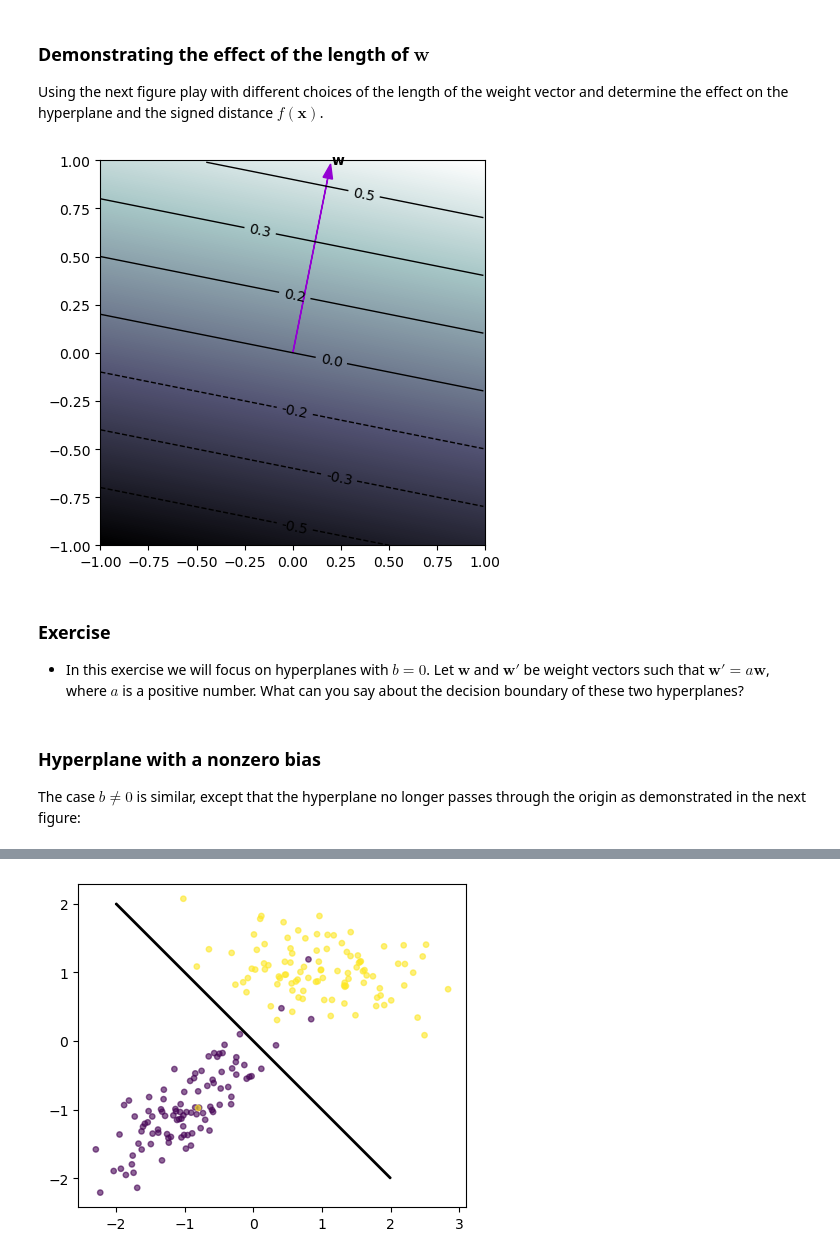
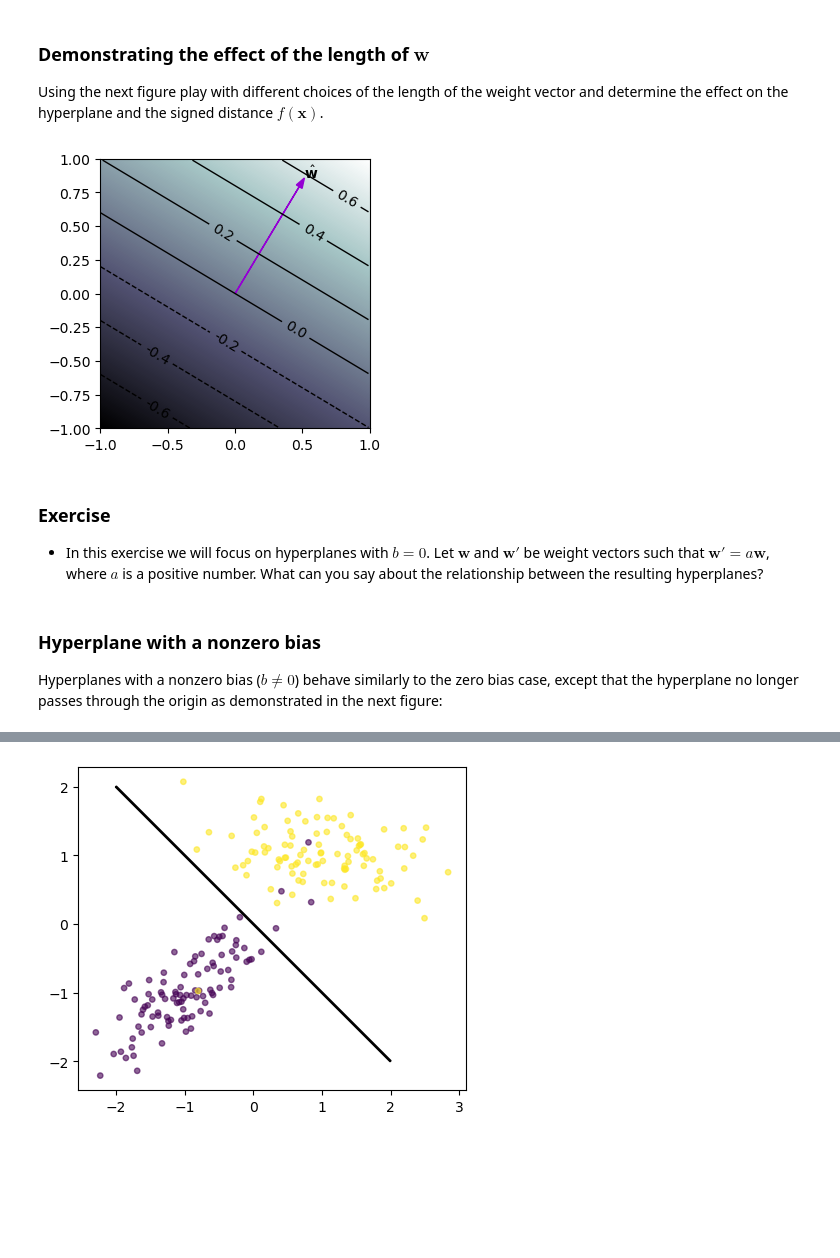
Before and after one commit to asabenhur/CS345, a Jupyter notebook: fall24/notebooks/module01_04_hyperplanes.ipynb, the cells around one changed output, grey strips where cells are left out. Saved outputs shown, nothing was run; the diff lists cells and outputs as text; code cells hidden in the pictures; blank space fills up the shorter version.

```diff
--- a/fall24/notebooks/module01_04_hyperplanes.ipynb
+++ b/fall24/notebooks/module01_04_hyperplanes.ipynb
@@ -278,46 +285,46 @@ Using the next figure play with different choices of the length of the weight ve
 # %%
 # play with the following parameter and determine the effect on f(x)
 multiplier = 1
 
-w = multiplier*np.array([0.1,0.5])
+w = multiplier*np.array([0.3,0.5])
 w_normalized = w / np.linalg.norm(w)
 
 # setting up the grid
 delta = 0.01
 xmin=-1;xmax=1;ymin=-1;ymax=1
 xs = np.arange(xmin, xmax, delta)
 ys = np.arange(ymin, ymax, delta)
 x_grid, y_grid = np.meshgrid(xs, ys)
 
 Z = w[0] * x_grid + w[1] * y_grid
 
-plt.figure(figsize=(5,5))
+plt.figure(figsize=(3.5,3.5))
 im = plt.imshow(Z, interpolation='bilinear', origin='lower',
                 cmap=plt.cm.bone, extent=(xmin,xmax,ymin,ymax) )
 
 C = plt.contour(x_grid, y_grid, Z, 9,
                 origin='lower',
                 linewidths=(1,1,1,1,1,1,1,1,1,1),
                 colors = 'black')
 
 plt.clabel(C, inline=1, fmt='%1.1f')
 
 plt.arrow(0,0,w_normalized[0],w_normalized[1],
           width=0.001,head_width=0.05, length_includes_head=True,
           alpha=1,linestyle='-',color='darkviolet');
-plt.text(w_normalized[0], w_normalized[1], r"$\mathbf{w}$");
+plt.text(w_normalized[0], w_normalized[1], r"$\hat{\mathbf{w}}$");
 # %% [output]
-[figure, old version]
+[figure, new version]
 # %% [markdown]
 ### Exercise
 
 * In this exercise we will focus on hyperplanes with $b=0$.  Let $\mathbf{w}$ and $\mathbf{w}'$ be weight vectors such that
 $\mathbf{w}' = a \mathbf{w}$, where $a$ is a positive number.
-What can you say about the decision boundary of these two hyperplanes?
+What can you say about the relationship between the resulting hyperplanes?
 # %% [markdown]
 ### Hyperplane with a nonzero bias
 
-The case $b\neq0$ is similar, except that the hyperplane no longer passes through the origin as demonstrated in the next figure:
+Hyperplanes with a nonzero bias ($b \neq 0$) behave similarly to the zero bias case, except that the hyperplane no longer passes through the origin as demonstrated in the next figure:
 # %%
 w = np.array([0.5,0.5])
 w = w / np.linalg.norm(w)
```
Also changed, not shown: parts of 22 cells of this notebook.
